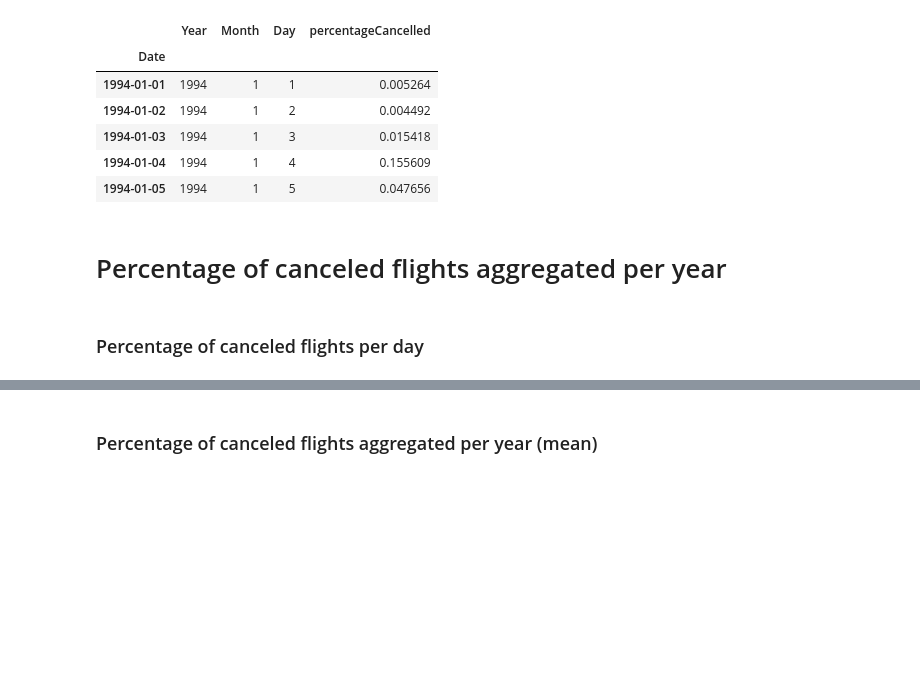
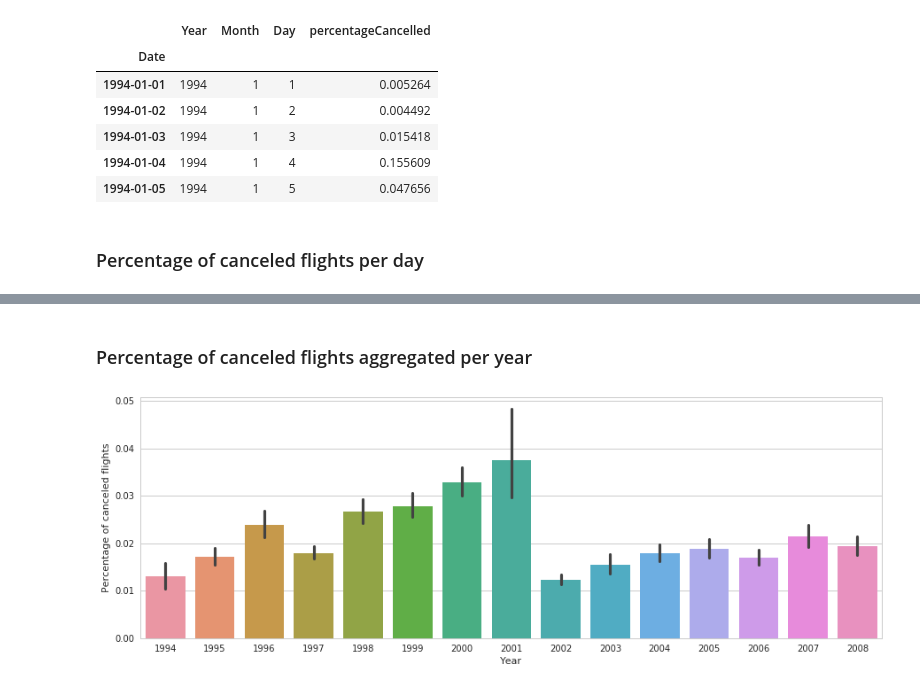
Before and after one commit to middleware2018-PSS/BigData, a Jupyter notebook: plots.ipynb, the cells around one changed output, grey strips where cells are left out. Saved outputs shown, nothing was run; the diff lists cells and outputs as text; code cells hidden in the pictures; blank space fills up the shorter version.

```diff
--- a/plots.ipynb
+++ b/plots.ipynb
@@ -37,8 +43,6 @@ canceled_df.head()
 | 1994-01-03 | 1994 | 1 | 3 | 0.015418 |
 | 1994-01-04 | 1994 | 1 | 4 | 0.155609 |
 | 1994-01-05 | 1994 | 1 | 5 | 0.047656 |
-# %% [markdown]
-# Percentage of canceled flights aggregated per year
 # %% [markdown]
 ### Percentage of canceled flights per day
 # %%
@@ -58,4 +62,17 @@ show(p) # show the results
 [interactive output not drawn]
 [interactive output not drawn]
 # %% [markdown]
-### Percentage of canceled flights aggregated per year (mean)
+### Percentage of canceled flights aggregated per year
+# %%
+# Drop columns we don't need
+yearly_df = canceled_df.drop(columns=['Month', 'Day'])
+#yearly_df.Year = yearly_df.Year.astype(str)
+
+# Create the plot
+sns.set(rc={'figure.figsize':(15,5)})
+sns.set_style("whitegrid")
+ax = sns.barplot(x="Year", y="percentageCancelled", data=yearly_df);
+ax.set_ylabel("Percentage of canceled flights")
+plt.show()
+# %% [output]
+[figure, added]
```
Also changed, not shown: parts of 19 cells of this notebook, 1 other file.
